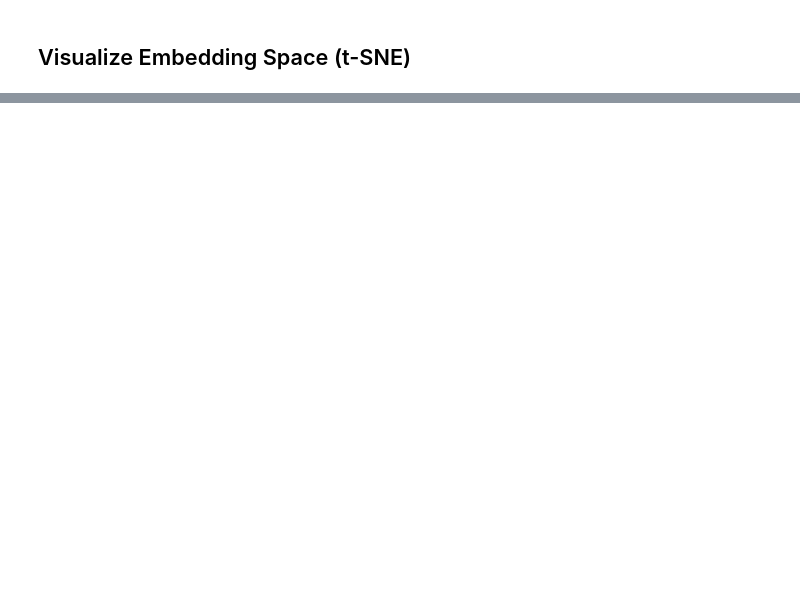
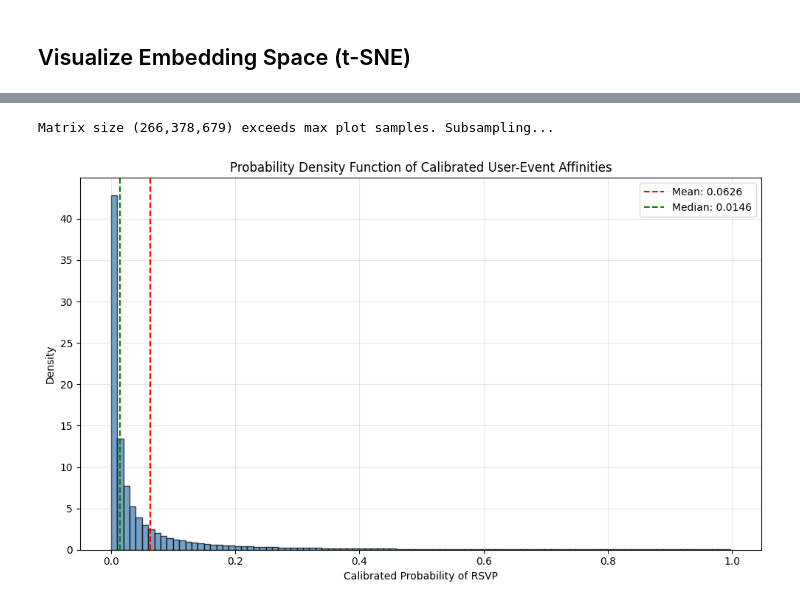
Before and after one commit to ThomasBlalock/contagion-seeding-in-meetup, a Jupyter notebook: notebooks/models/two_tower.ipynb, the cells around one changed output, grey strips where cells are left out. Saved outputs shown, nothing was run; the diff lists cells and outputs as text; code cells hidden in the pictures; blank space fills up the shorter version.

Commit message:
suseptability function

```diff
--- a/notebooks/models/two_tower.ipynb
+++ b/notebooks/models/two_tower.ipynb
@@ -639,0 +880,41 @@ plt.show()
+# %%
+# ## Calibrated Probability Distribution (PDF)
+#
+# Visualizes the probability density function of all user-event pairs
+# to verify the calibration mapping over the entire population.
+
+import matplotlib.pyplot as plt
+import numpy as np
+
+# Flatten the probability matrix to a 1D array
+probs_flat = prob_matrix.flatten().numpy()
+
+# Subsample for plotting performance if the matrix is exceptionally large
+MAX_PLOT_SAMPLES = 10_000_000
+if probs_flat.size > MAX_PLOT_SAMPLES:
+    print(f"Matrix size ({probs_flat.size:,}) exceeds max plot samples. Subsampling...")
+    probs_flat = np.random.choice(probs_flat, size=MAX_PLOT_SAMPLES, replace=False)
+
+fig, ax = plt.subplots(figsize=(10, 6))
+
+# Plot the empirical Probability Density Function (density=True normalizes the area to 1)
+ax.hist(probs_flat, bins=100, density=True, alpha=0.75, color='steelblue', edgecolor='black')
+
+# Compute and plot standard distribution metrics
+mean_prob = np.mean(probs_flat)
+median_prob = np.median(probs_flat)
+
+ax.axvline(mean_prob, color='red', linestyle='dashed', linewidth=1.5, label=f'Mean: {mean_prob:.4f}')
+ax.axvline(median_prob, color='green', linestyle='dashed', linewidth=1.5, label=f'Median: {median_prob:.4f}')
+
+ax.set_title('Probability Density Function of Calibrated User-Event Affinities')
+ax.set_xlabel('Calibrated Probability of RSVP')
+ax.set_ylabel('Density')
+ax.legend()
+ax.grid(True, alpha=0.3)
+
+plt.tight_layout()
+plt.show()
+# %% [output]
+Matrix size (266,378,679) exceeds max plot samples. Subsampling...
+[figure, added]
```
Also changed, not shown: parts of 7 cells of this notebook, 3 other files.
